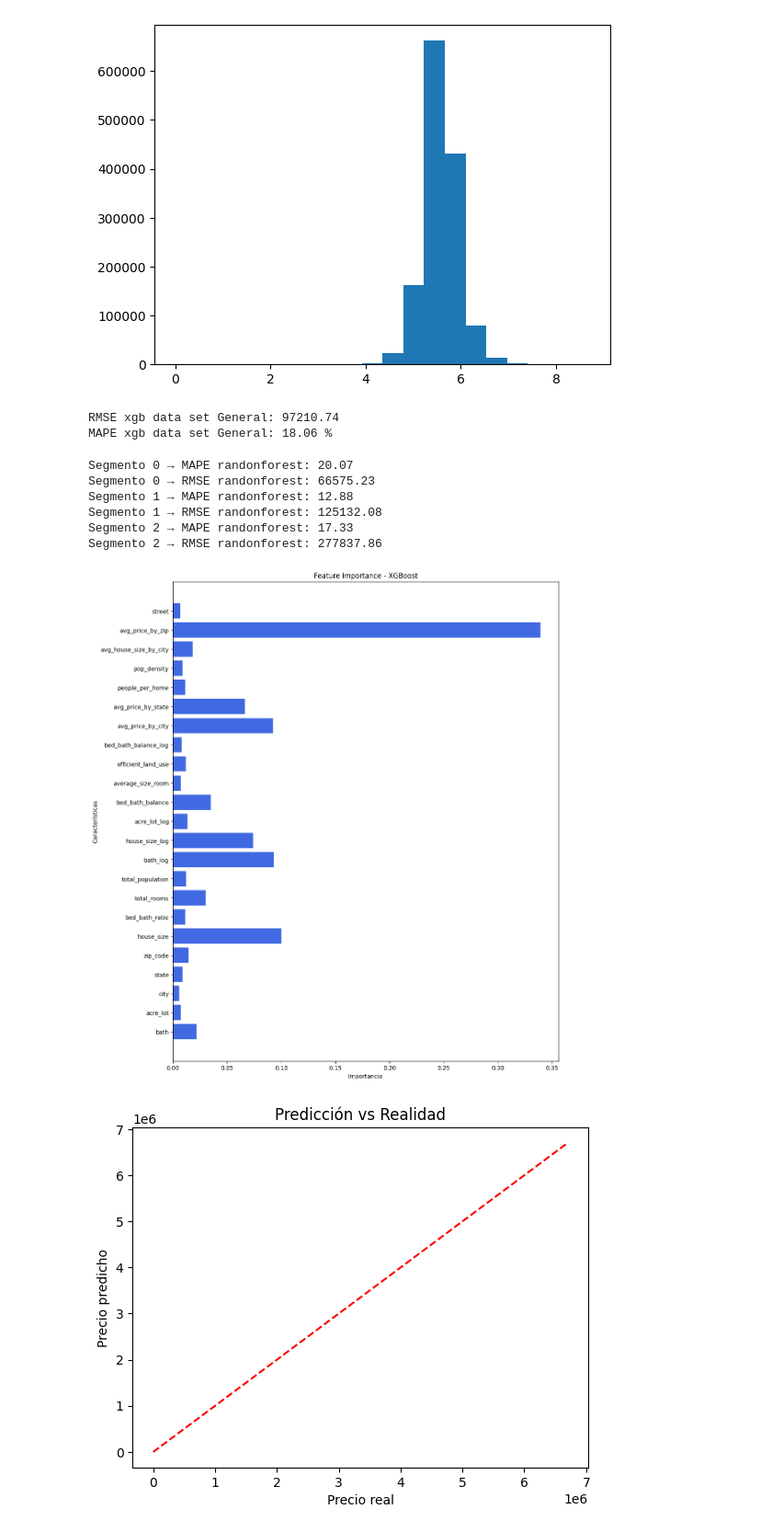
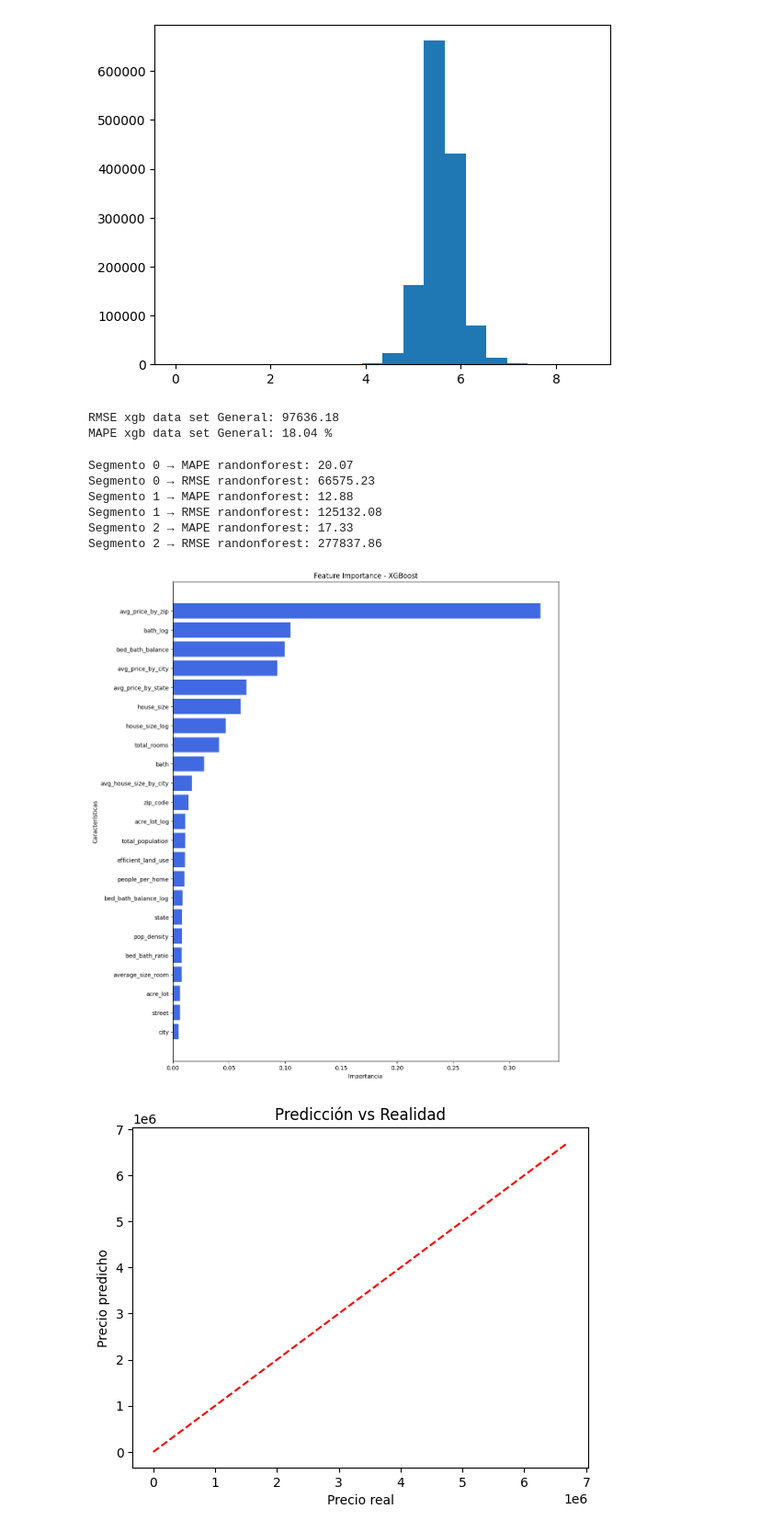
Before and after one commit to abdonrb/Real_state_ML, a Jupyter notebook: models/tree.ipynb, the cells around one changed output. Shown at 92% size. Saved outputs shown, nothing was run; the diff lists cells and outputs as text; code cells hidden in the pictures.

```diff
--- a/models/tree.ipynb
+++ b/models/tree.ipynb
@@ -83,7 +83,7 @@ plt.hist(np.log10(df['price']),bins=20);
 # %% [output]
 [figure]
 # %%
-df = df[(df['price'] >= 10000) & (df['price'] <= 10_000_000)]
+# df = df[(df['price'] >= 10000) & (df['price'] <= 10_000_000)]
 # %%
 df['price_range'] = pd.cut(df['price'], bins=[0, 500_000, 1_000_000, np.inf], labels=[0,1,2])
 # %%
@@ -182,8 +182,8 @@ mape = mean_absolute_percentage_error(y_true, xgb_pred)
 print('RMSE xgb data set General:', round(rmse, 2))
 print('MAPE xgb data set General:', round(mape * 100, 2), '%')
 # %% [output]
-RMSE xgb data set General: 97210.74
-MAPE xgb data set General: 18.06 %
+RMSE xgb data set General: 97636.18
+MAPE xgb data set General: 18.04 %
 # %%
 price_range_test = df.loc[X_test.index, 'price_range']
 for segment in [0, 1, 2]:
@@ -202,24 +202,24 @@ Segmento 2 → RMSE randonforest: 277837.86
 # %%
 feature_importances = xgb.feature_importances_
 
-# Obtener los nombres de las características seleccionadas
-selected_feature_names = X_train.columns # Obtener solo las columnas seleccionadas
 
-# Crear un DataFrame con la importancia de las características
+selected_feature_names = X_train.columns
+
+
 feature_importance_df = pd.DataFrame({
-    "Feature": selected_feature_names,  # Usar los nombres reales de las columnas seleccionadas
+    "Feature": selected_feature_names,
     "Importance": feature_importances
 })
+feature_importance_df.sort_values(by='Importance',inplace=True)
 
-# Graficar la importancia de las características
 plt.figure(figsize=(12, 15))
 plt.barh(feature_importance_df["Feature"], feature_importance_df["Importance"], color="royalblue")
 plt.xlabel("Importancia")
 plt.ylabel("Características")
 plt.title("Feature Importance - XGBoost")
 plt.show()
 # %% [output]
-[figure, old version]
+[figure, new version]
 # %%
 plt.scatter(np.expm1(y_test), np.expm1(xgb_pred), alpha=0.2)
 plt.xlabel("Precio real")
```
Also changed, not shown: parts of 1 cell of this notebook, 6 other files.
